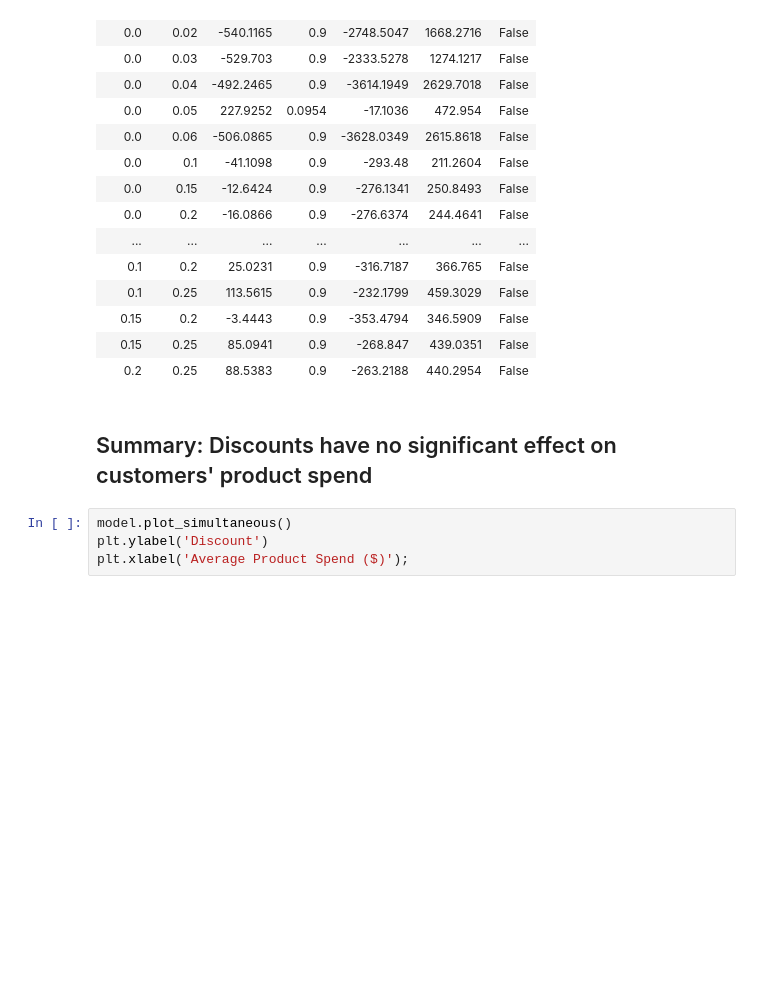
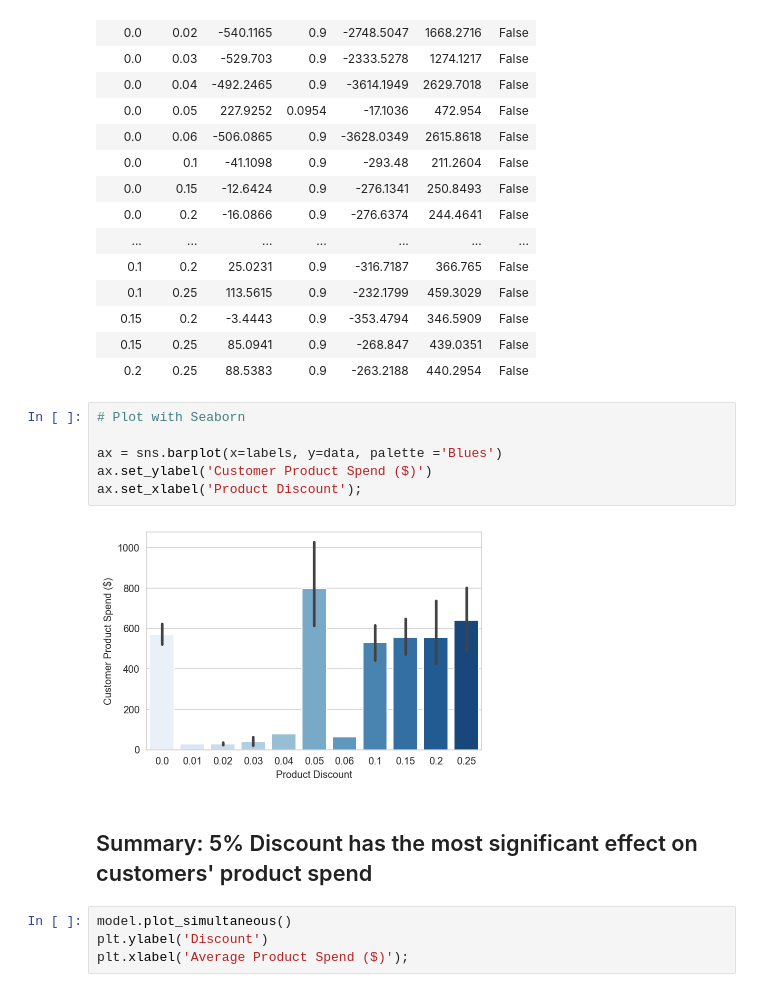
Before and after one commit to sn95033/Northwind-Marketing-Strategies, a Jupyter notebook: Northwind Database Analysis v7.ipynb, the cells around one changed output. Drawn from its saved outputs; the diff is of its cells as text; blank space fills up the shorter version.

```diff
--- a/Northwind Database Analysis v6.2.ipynb
+++ b/Northwind Database Analysis v7.ipynb
@@ -844,8 +858,16 @@ Multiple Comparison of Means - Tukey HSD, FWER=0.05
 | 0.15 | 0.2 | -3.4443 | 0.9 | -353.4794 | 346.5909 | False |
 | 0.15 | 0.25 | 85.0941 | 0.9 | -268.847 | 439.0351 | False |
 | 0.2 | 0.25 | 88.5383 | 0.9 | -263.2188 | 440.2954 | False |
+# %%
+# Plot with Seaborn
+
+ax = sns.barplot(x=labels, y=data, palette ='Blues')
+ax.set_ylabel('Customer Product Spend ($)')
+ax.set_xlabel('Product Discount');
+# %% [output]
+[figure, added]
 # %% [markdown]
-## Summary:  Discounts have no significant effect on customers' product spend
+## Summary:  5% Discount has the most significant effect on customers' product spend
 # %%
 model.plot_simultaneous()
 plt.ylabel('Discount')
```
Also changed, not shown: parts of 28 cells of this notebook, 1 other file.
